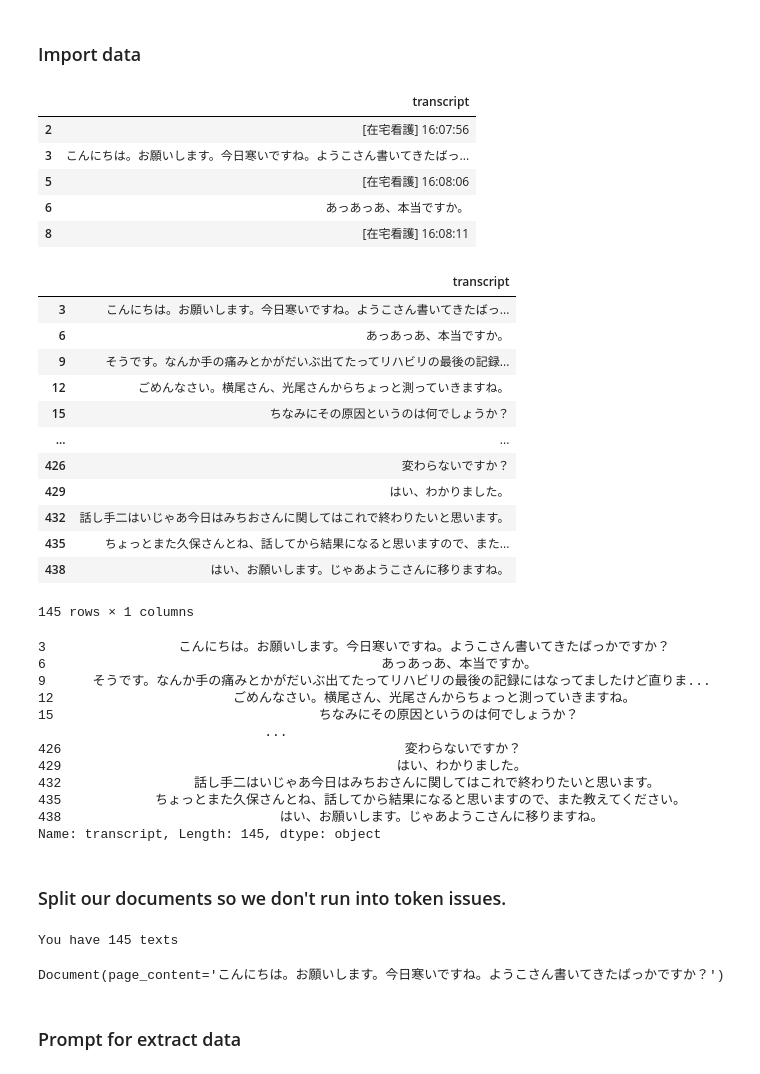
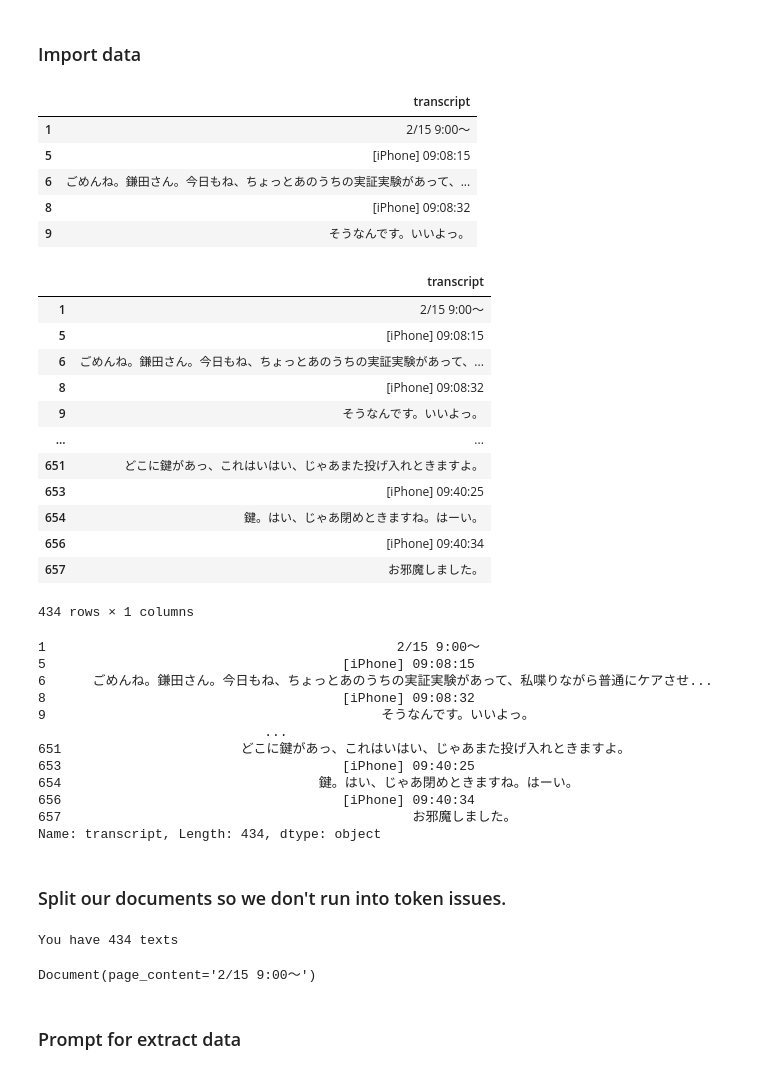
Before and after one commit to atoxcode/extract-transcript-by-llm, a Jupyter notebook: 9. defecation(langchain).ipynb, the cells around one changed output. Drawn from its saved outputs; the diff is of its cells as text; code cells hidden in the pictures.

```diff
--- a/9. defecation(langchain).ipynb
+++ b/9. defecation(langchain).ipynb
@@ -34,20 +34,20 @@ os.environ['OPENAI_API_KEY'] = "sk-LM6Xcvi11CeHBxFR1OsjT3BlbkFJwAkbjB8IgPHaJbrZ9
 # %% [markdown]
 ### Import data
 # %%
-dataset = pd.read_excel('../data/精神訪問看護記録1.10 16_00.xlsx',
+dataset = pd.read_excel('../data/訪問看護記録書Ⅱ 2.15 9_00.xlsx',
                         sheet_name='dictation',
                         usecols=['transcript'])
 
 # Drop NaN values
 dataset = dataset.dropna()
 dataset.head()
 # %% [output]
 |  | transcript |
-| 2 | [在宅看護] 16:07:56 |
-| 3 | こんにちは。お願いします。今日寒いですね。ようこさん書いてきたばっ... |
-| 5 | [在宅看護] 16:08:06 |
-| 6 | あっあっあ、本当ですか。 |
-| 8 | [在宅看護] 16:08:11 |
+| 1 | 2/15 9:00～ |
+| 5 | [iPhone] 09:08:15 |
+| 6 | ごめんね。鎌田さん。今日もね、ちょっとあのうちの実証実験があって、... |
+| 8 | [iPhone] 09:08:32 |
+| 9 | そうなんです。いいよっ。 |
 # %%
 # delete row contain '[在宅看護]'
 dataset = dataset[~dataset['transcript'].str.contains('[在宅看護]')]
@@ -55,33 +55,33 @@ dataset = dataset[~dataset['transcript'].str.contains('[在宅看護]')]
 dataset
 # %% [output]
 |  | transcript |
-| 3 | こんにちは。お願いします。今日寒いですね。ようこさん書いてきたばっ... |
-| 6 | あっあっあ、本当ですか。 |
-| 9 | そうです。なんか手の痛みとかがだいぶ出てたってリハビリの最後の記録... |
-| 12 | ごめんなさい。横尾さん、光尾さんからちょっと測っていきますね。 |
-| 15 | ちなみにその原因というのは何でしょうか？ |
+| 1 | 2/15 9:00～ |
+| 5 | [iPhone] 09:08:15 |
+| 6 | ごめんね。鎌田さん。今日もね、ちょっとあのうちの実証実験があって、... |
+| 8 | [iPhone] 09:08:32 |
+| 9 | そうなんです。いいよっ。 |
 | ... | ... |
-| 426 | 変わらないですか？ |
-| 429 | はい、わかりました。 |
-| 432 | 話し手二はいじゃあ今日はみちおさんに関してはこれで終わりたいと思います。 |
-| 435 | ちょっとまた久保さんとね、話してから結果になると思いますので、また... |
-| 438 | はい、お願いします。じゃあようこさんに移りますね。 |
+| 651 | どこに鍵があっ、これはいはい、じゃあまた投げ入れときますよ。 |
+| 653 | [iPhone] 09:40:25 |
+| 654 | 鍵。はい、じゃあ閉めときますね。はーい。 |
+| 656 | [iPhone] 09:40:34 |
+| 657 | お邪魔しました。 |
-145 rows × 1 columns
+434 rows × 1 columns
 # %%
 dataset['transcript']
 # %% [output]
-3                 こんにちは。お願いします。今日寒いですね。ようこさん書いてきたばっかですか？
-6                                           あっあっあ、本当ですか。
-9      そうです。なんか手の痛みとかがだいぶ出てたってリハビリの最後の記録にはなってましたけど直りま...
-12                       ごめんなさい。横尾さん、光尾さんからちょっと測っていきますね。
-15                                  ちなみにその原因というのは何でしょうか？
+1                                             2/15 9:00～
+5                                      [iPhone] 09:08:15
+6      ごめんね。鎌田さん。今日もね、ちょっとあのうちの実証実験があって、私喋りながら普通にケアさせ...
+8                                      [iPhone] 09:08:32
+9                                           そうなんです。いいよっ。
                              ...
-426                                            変わらないですか？
-429                                           はい、わかりました。
-432                 話し手二はいじゃあ今日はみちおさんに関してはこれで終わりたいと思います。
-435            ちょっとまた久保さんとね、話してから結果になると思いますので、また教えてください。
-438                            はい、お願いします。じゃあようこさんに移りますね。
-Name: transcript, Length: 145, dtype: object
+651                       どこに鍵があっ、これはいはい、じゃあまた投げ入れときますよ。
+653                                    [iPhone] 09:40:25
+654                                 鍵。はい、じゃあ閉めときますね。はーい。
+656                                    [iPhone] 09:40:34
+657                                             お邪魔しました。
+Name: transcript, Length: 434, dtype: object
 # %% [markdown]
 ### Split our documents so we don't run into token issues.
 # %%
@@ -91,8 +91,8 @@ texts = text_splitter.create_documents(dataset['transcript'])
 print (f"You have {len(texts)} texts")
 texts[0]
 # %% [output]
-You have 145 texts
+You have 434 texts
-Document(page_content='こんにちは。お願いします。今日寒いですね。ようこさん書いてきたばっかですか？')
+Document(page_content='2/15 9:00～')
 # %%
 # Your api key should be an environment variable, or else put it here
 # We are using a chat model in case you wanted to use gpt4
```
Also changed, not shown: parts of 3 cells of this notebook, 5 other files.
